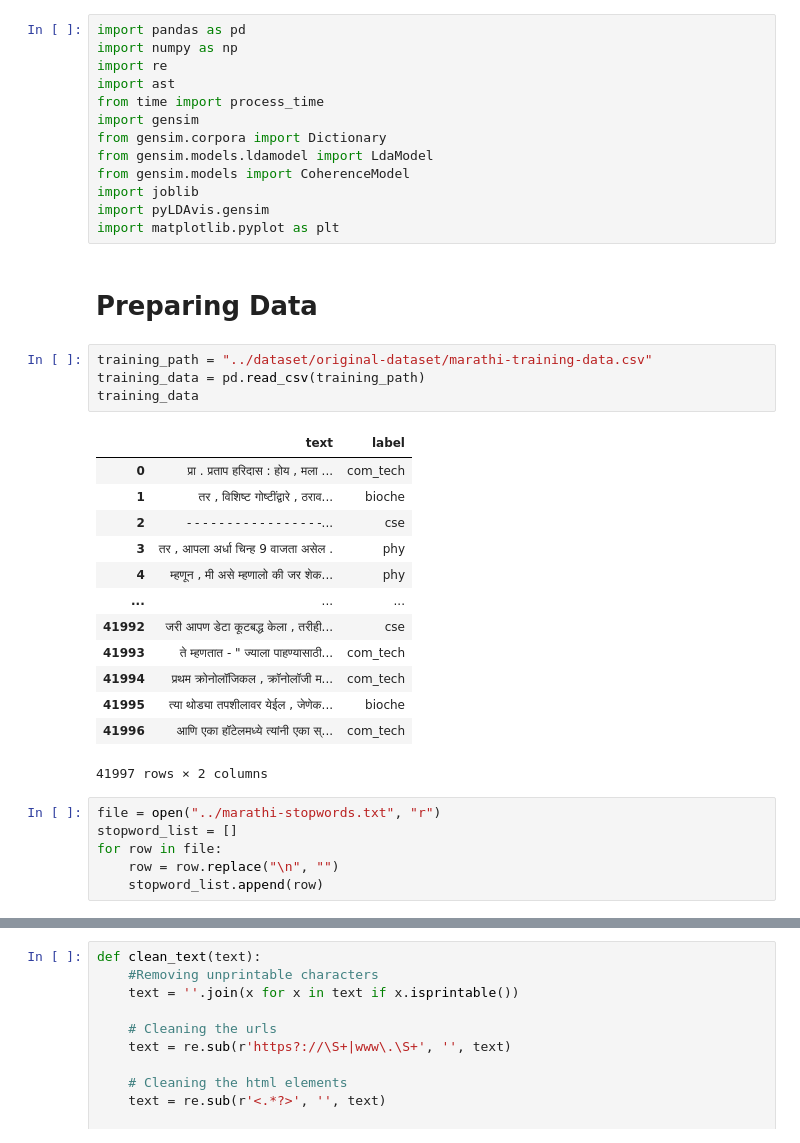
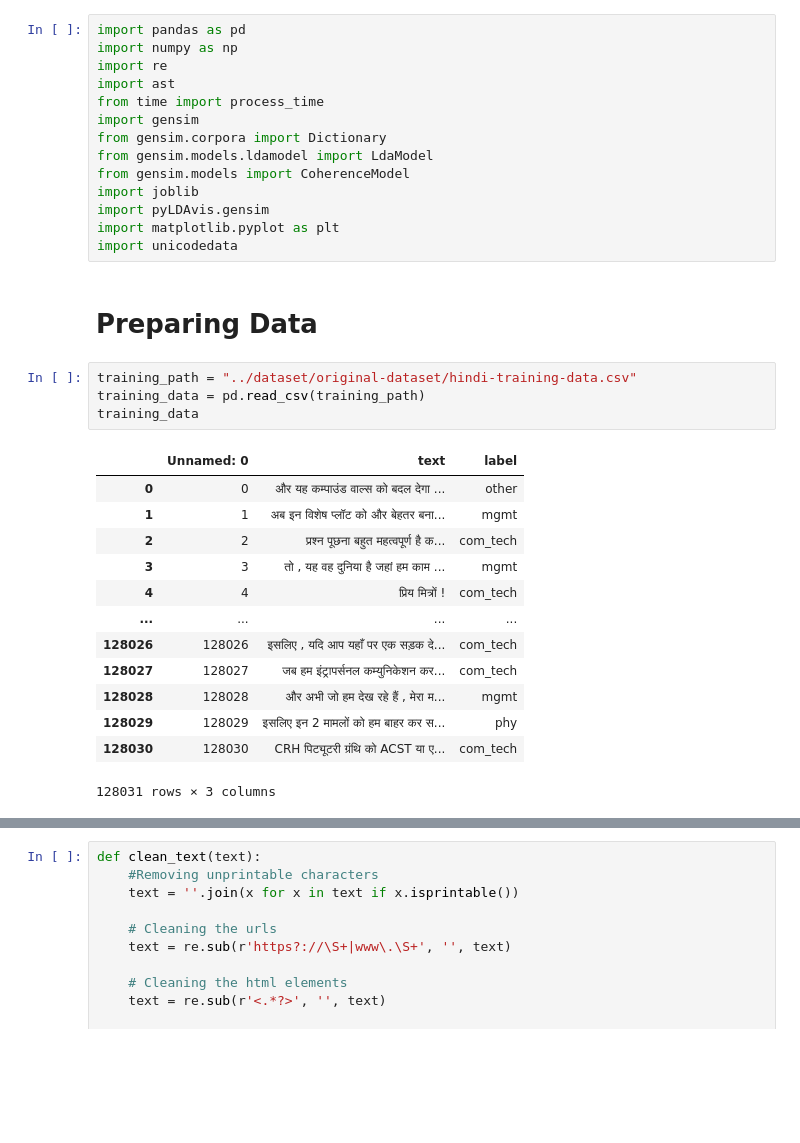
Before and after one commit to athrvkk/ICON-2020-TechDoFication, a Jupyter notebook: embeddings/compute-LDA-embeddings.ipynb, the cells around one changed output, grey strips where cells are left out. Drawn from its saved outputs; the diff is of its cells as text; blank space fills up the shorter version.

```diff
--- a/embeddings/compute-LDA-embeddings.ipynb
+++ b/embeddings/compute-LDA-embeddings.ipynb
@@ -11,30 +11,25 @@ from gensim.models import CoherenceModel
 import joblib
 import pyLDAvis.gensim
 import matplotlib.pyplot as plt
+import unicodedata
 # %% [markdown]
 # Preparing Data
 # %%
-training_path = "../dataset/original-dataset/marathi-training-data.csv"
+training_path = "../dataset/original-dataset/hindi-training-data.csv"
 training_data = pd.read_csv(training_path)
 training_data
 # %% [output]
-|  | text | label |
-| 0 | प्रा . प्रताप हरिदास : होय , मला ... | com_tech |
-| 1 | तर , विशिष्ट गोष्टींद्वारे , ठराव... | bioche |
-| 2 | - - - - - - - - - - - - - - - - -... | cse |
-| 3 | तर , आपला अर्धा चिन्ह 9 वाजता असेल . | phy |
-| 4 | म्हणून , मी असे म्हणालो की जर शेक... | phy |
-| ... | ... | ... |
-| 41992 | जरी आपण डेटा कूटबद्ध केला , तरीही... | cse |
-| 41993 | ते म्हणतात - " ज्याला पाहण्यासाठी... | com_tech |
-| 41994 | प्रथम क्रोनोलॉजिकल , क्रॉनोलॉजी म... | com_tech |
-| 41995 | त्या थोड्या तपशीलावर येईल , जेणेक... | bioche |
-| 41996 | आणि एका हॉटेलमध्ये त्यांनी एका स्... | com_tech |
+|  | Unnamed: 0 | text | label |
+| 0 | 0 | और यह कम्पाउंड वाल्स को बदल देगा ... | other |
+| 1 | 1 | अब इन विशेष प्लॉट को और बेहतर बना... | mgmt |
+| 2 | 2 | प्रश्न पूछना बहुत महत्वपूर्ण है क... | com_tech |
+| 3 | 3 | तो , यह वह दुनिया है जहां हम काम ... | mgmt |
+| 4 | 4 | प्रिय मित्रों ! | com_tech |
+| ... | ... | ... | ... |
+| 128026 | 128026 | इसलिए , यदि आप यहाँ पर एक सड़क दे... | com_tech |
+| 128027 | 128027 | जब हम इंट्रापर्सनल कम्युनिकेशन कर... | com_tech |
+| 128028 | 128028 | और अभी जो हम देख रहे हैं , मेरा म... | mgmt |
+| 128029 | 128029 | इसलिए इन 2 मामलों को हम बाहर कर स... | phy |
+| 128030 | 128030 | CRH पिट्यूटरी ग्रंथि को ACST या ए... | com_tech |
-41997 rows × 2 columns
+128031 rows × 3 columns
-# %%
-file = open("../marathi-stopwords.txt", "r")
-stopword_list = []
-for row in file:
-    row = row.replace("\n", "")
-    stopword_list.append(row)
 # %%
```
Also changed, not shown: parts of 9 cells of this notebook, 26 other files.
